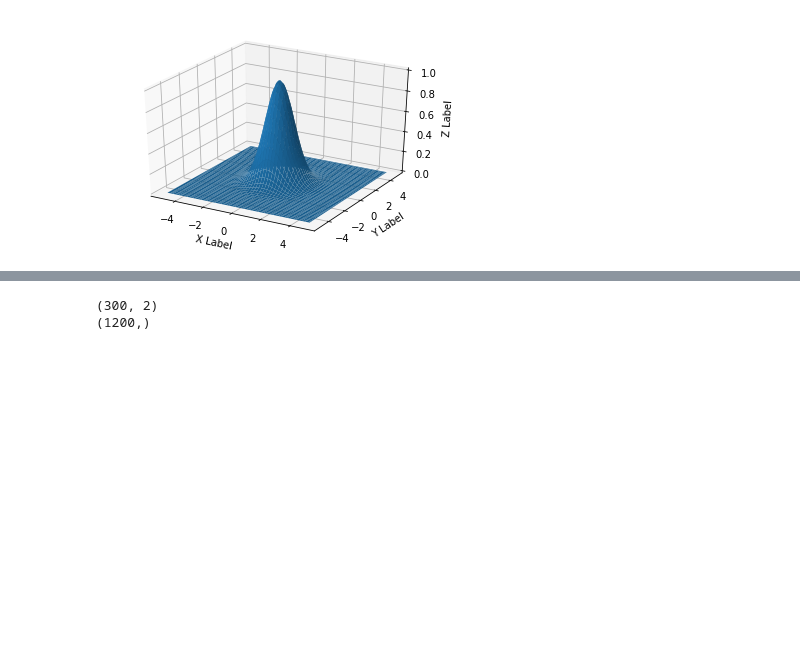
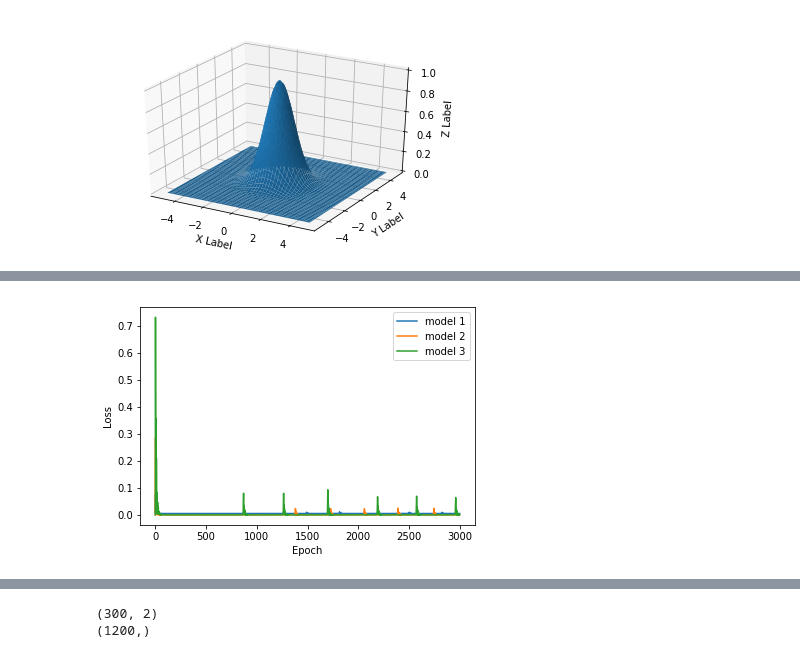
Before and after one commit to vais-ral/CCPi-ML, a Jupyter notebook: Jupyter_Notebooks/Keras_101_3_Layer_Number.ipynb, the cells around one changed output, grey strips where cells are left out. Saved outputs shown, nothing was run; the diff lists cells and outputs as text; code cells hidden in the pictures; blank space fills up the shorter version.

```diff
--- a/Jupyter_Notebooks/Keras_101_3_Layer_Number.ipynb
+++ b/Jupyter_Notebooks/Keras_101_3_Layer_Number.ipynb
@@ -115,3 +118,21 @@ features, labels = generateGaussianHill(-5.0,5.0,-5.0,5.0,100,9)
 plotGaussian(labels,-5.0,5.0,-5.0,5.0,100,100)
 # %% [output]
 [figure]
+# %%
+layers = []
+layers.append(keras.layers.Dense(5, input_dim = 2,activation="sigmoid"))
+layers.append(keras.layers.Dense(1,activation="linear"))
+model1 = keras.Sequential(layers)
+print(model1.summary())
+
+layers = []
+layers.append(keras.layers.Dense(15, input_dim = 2,activation="sigmoid"))
+layers.append(keras.layers.Dense(1,activation="linear"))
+model2 = keras.Sequential(layers)
+print(model2.summary())
+
+layers = []
+layers.append(keras.layers.Dense(45, input_dim = 2,activation="sigmoid"))
+layers.append(keras.layers.Dense(1,activation="linear"))
+model3 = keras.Sequential(layers)
+print(model3.summary())
@@ -117,0 +157,14 @@ plotGaussian(labels,-5.0,5.0,-5.0,5.0,100,100)
+# %%
+model1.compile(optimizer=keras.optimizers.Adam(lr=0.1), loss='mean_squared_error', metrics=['binary_accuracy', 'categorical_accuracy'])
+history1 = model1.fit(features, labels, batch_size=features.shape[0],epochs=3000, verbose=0)
+model2.compile(optimizer=keras.optimizers.Adam(lr=0.1), loss='mean_squared_error', metrics=['binary_accuracy', 'categorical_accuracy'])
+history2 = model2.fit(features, labels, batch_size=features.shape[0],epochs=3000, verbose=0)
+model3.compile(optimizer=keras.optimizers.Adam(lr=0.1), loss='mean_squared_error', metrics=['binary_accuracy', 'categorical_accuracy'])
+history3 = model3.fit(features, labels, batch_size=features.shape[0],epochs=3000, verbose=0)
+
+lossPlot(history1.history['loss'],"model 1")
+lossPlot(history2.history['loss'],"model 2")
+lossPlot(history3.history['loss'],"model 3")
+plt.show()
+# %% [output]
+[figure, added]
```
Also changed, not shown: parts of 15 cells of this notebook, 1 other file.
